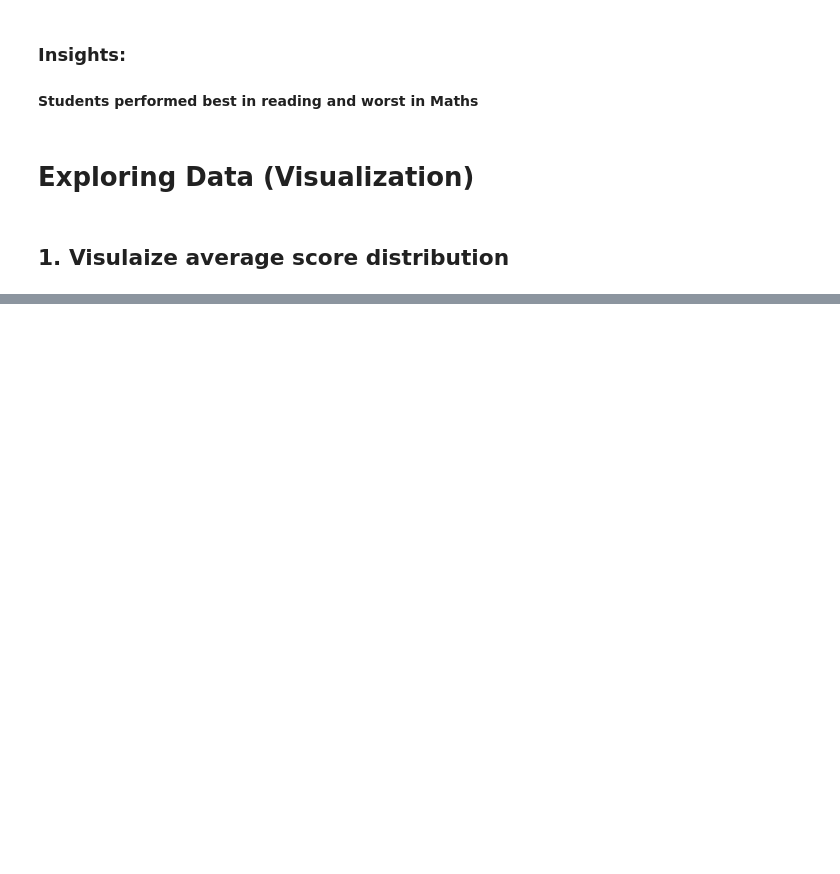
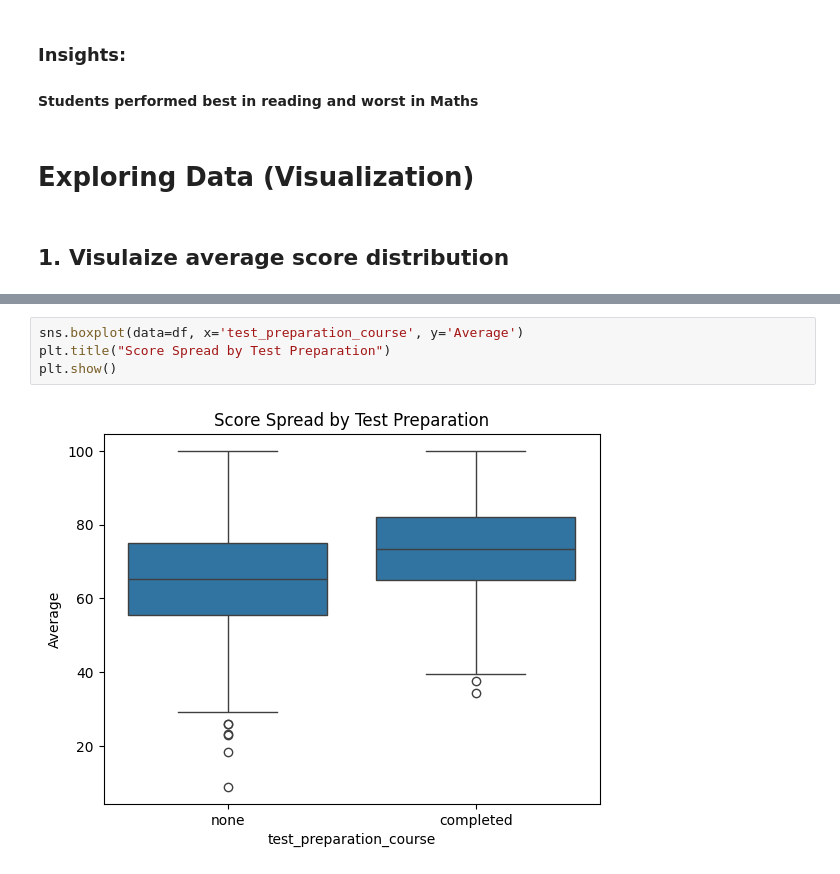
Before and after one commit to harshadarayate/DataScience, a Jupyter notebook: notebook/Eda-Student-Dataset.ipynb, the cells around one changed output, grey strips where cells are left out. Saved outputs shown, nothing was run; the diff lists cells and outputs as text; blank space fills up the shorter version.

```diff
--- a/notebook/Eda-Student-Dataset.ipynb
+++ b/notebook/Eda-Student-Dataset.ipynb
@@ -339,0 +415,6 @@ plt.show()
+# %%
+sns.boxplot(data=df, x='test_preparation_course', y='Average')
+plt.title("Score Spread by Test Preparation")
+plt.show()
+# %% [output]
+[figure, added]
```
Also changed, not shown: parts of 18 cells of this notebook, 1 other file.
